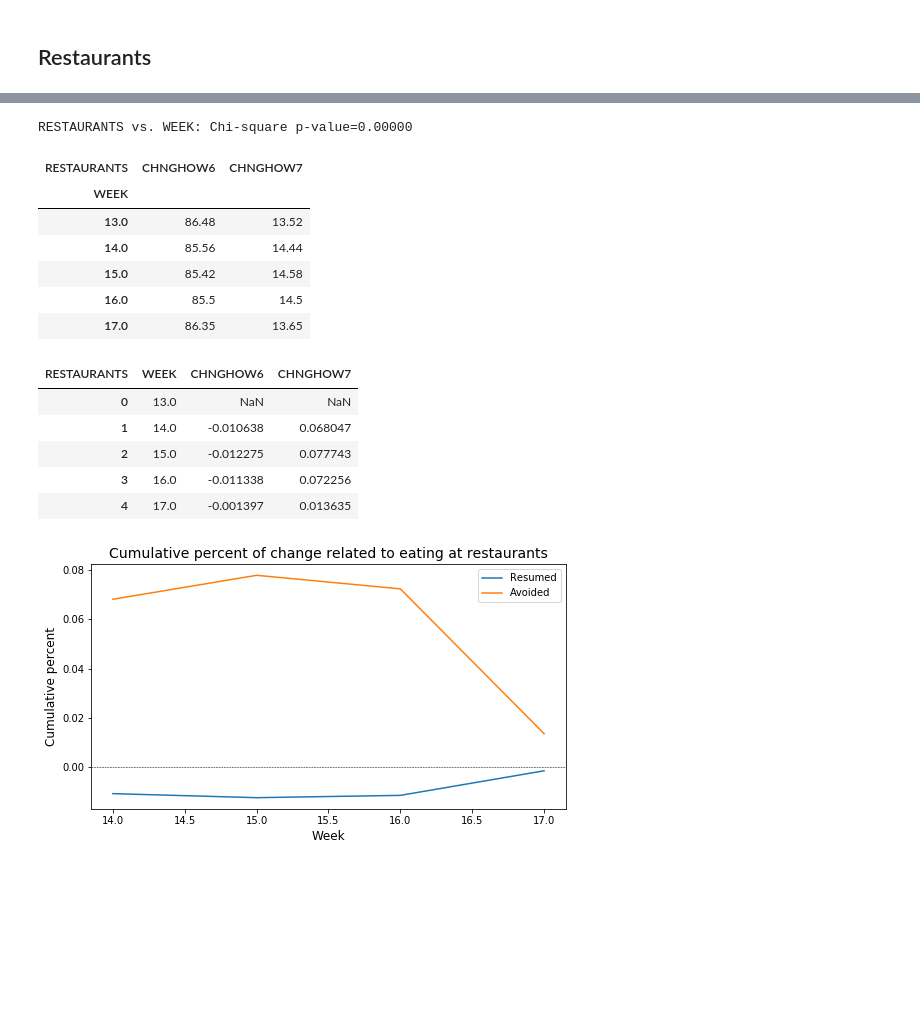
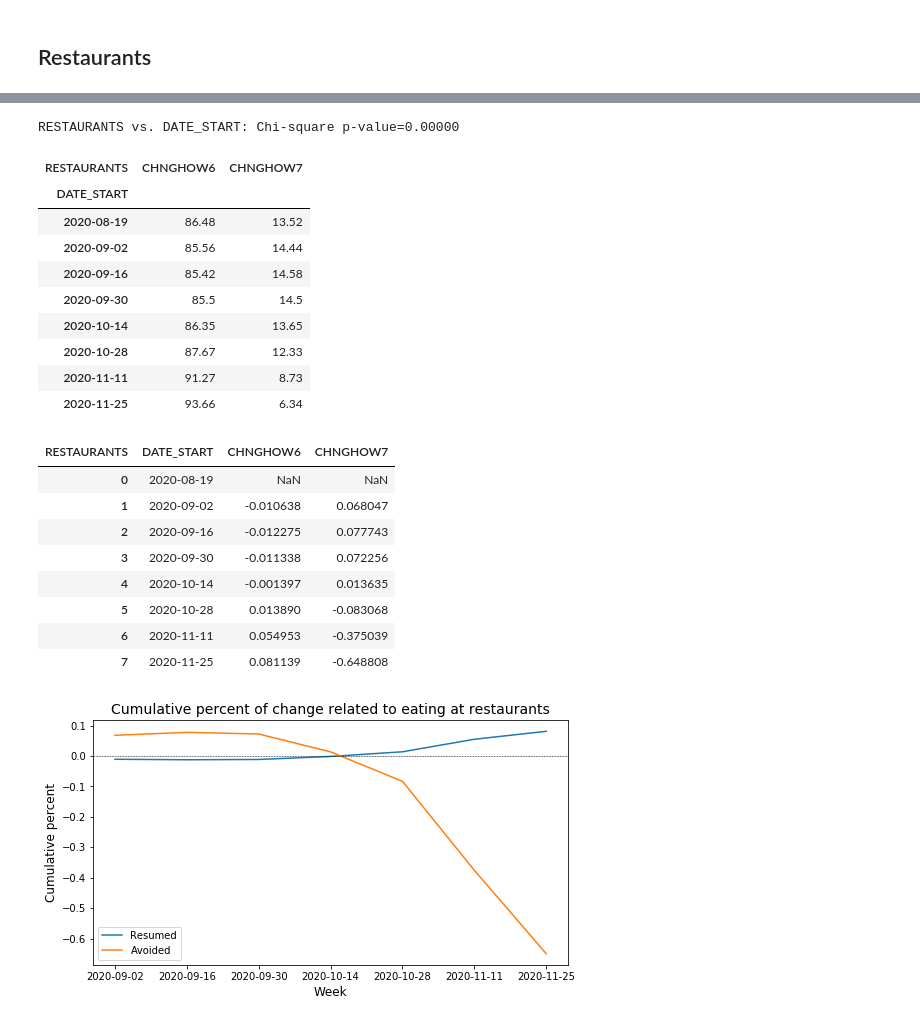
Before and after one commit to Daesparz/DS4A2020_Empowerment, a Jupyter notebook: exploratory_data_analysis/household_pulse_EDA.ipynb, the cells around one changed output, grey strips where cells are left out. Drawn from its saved outputs; the diff is of its cells as text; code cells hidden in the pictures; blank space fills up the shorter version.

```diff
--- a/exploratory_data_analysis/household_pulse_EDA.ipynb
+++ b/exploratory_data_analysis/household_pulse_EDA.ipynb
@@ -98,6 +104,11 @@ def get_rct(var1, var2, df):
     res = pd.crosstab(df[var2], df[var1])
     output = round( res.div(res.sum(axis = 1),axis = 0)*100, 2 )
     return output
+# %%
+def add_dates_start_end_inplace(data):
+    data['DATE_START'] = data['WEEK'].apply(lambda idx: dates_from_weeks[idx][0])
+    data['DATE_END']   = data['WEEK'].apply(lambda idx: dates_from_weeks[idx][1])
+    return data
 # %% [markdown]
 #### Legends by demographic variables
 # %%
@@ -497,3 +534,5 @@ expns_generation.head()
 
 
 ### 1. PURCHASES
+# %%
+df = add_dates_start_end_inplace(df)
@@ -937,7 +1094,7 @@ PAYMENT vs. EST_MSA: Chi-square p-value=0.00000
 x = df.loc[:, ['CHNGHOW6', 'CHNGHOW7']].idxmax(axis=1)
 df['RESTAURANTS'] = x
 
-df_restaurant = df.loc[:, list(demographics) + ['RESTAURANTS','GENERATION']]
+df_restaurant = df.loc[:, list(demographics) + ['RESTAURANTS','GENERATION','DATE_START']]
 df_restaurant_valid = df_restaurant.dropna(subset=['RESTAURANTS'])
 df_restaurant_valid.info()
 # %% [output]
@@ -961,32 +1118,38 @@ memory usage: 41.1+ MB
 # %%
-get_rctable('RESTAURANTS', 'WEEK', df_restaurant_valid)
+get_rctable('RESTAURANTS', 'DATE_START', df_restaurant_valid)
 # %% [output]
-RESTAURANTS vs. WEEK: Chi-square p-value=0.00000
+RESTAURANTS vs. DATE_START: Chi-square p-value=0.00000
 | RESTAURANTS | CHNGHOW6 | CHNGHOW7 |
-| WEEK |  |  |
-| 13.0 | 86.48 | 13.52 |
-| 14.0 | 85.56 | 14.44 |
-| 15.0 | 85.42 | 14.58 |
-| 16.0 | 85.5 | 14.5 |
-| 17.0 | 86.35 | 13.65 |
+| DATE_START |  |  |
+| 2020-08-19 | 86.48 | 13.52 |
+| 2020-09-02 | 85.56 | 14.44 |
+| 2020-09-16 | 85.42 | 14.58 |
+| 2020-09-30 | 85.5 | 14.5 |
+| 2020-10-14 | 86.35 | 13.65 |
+| 2020-10-28 | 87.67 | 12.33 |
+| 2020-11-11 | 91.27 | 8.73 |
+| 2020-11-25 | 93.66 | 6.34 |
 # %%
-temp = get_rct('RESTAURANTS', 'WEEK', df_restaurant_valid).pct_change().cumsum().reset_index()
+temp = get_rct('RESTAURANTS', 'DATE_START', df_restaurant_valid).pct_change().cumsum().reset_index()
 temp
 # %% [output]
-| RESTAURANTS | WEEK | CHNGHOW6 | CHNGHOW7 |
-| 0 | 13.0 | NaN | NaN |
-| 1 | 14.0 | -0.010638 | 0.068047 |
-| 2 | 15.0 | -0.012275 | 0.077743 |
-| 3 | 16.0 | -0.011338 | 0.072256 |
-| 4 | 17.0 | -0.001397 | 0.013635 |
+| RESTAURANTS | DATE_START | CHNGHOW6 | CHNGHOW7 |
+| 0 | 2020-08-19 | NaN | NaN |
+| 1 | 2020-09-02 | -0.010638 | 0.068047 |
+| 2 | 2020-09-16 | -0.012275 | 0.077743 |
+| 3 | 2020-09-30 | -0.011338 | 0.072256 |
+| 4 | 2020-10-14 | -0.001397 | 0.013635 |
+| 5 | 2020-10-28 | 0.013890 | -0.083068 |
+| 6 | 2020-11-11 | 0.054953 | -0.375039 |
+| 7 | 2020-11-25 | 0.081139 | -0.648808 |
 # %%
 #Cumulative percentage of change across the weeks by type of purchase modality
 fig, ax = plt.subplots(figsize=(8.5, 4.5))
-_ = sns.lineplot(y='CHNGHOW6', x='WEEK', data=temp, label='Resumed')
-_ = sns.lineplot(y='CHNGHOW7', x='WEEK', data=temp, label='Avoided')
+_ = sns.lineplot(y='CHNGHOW6', x='DATE_START', data=temp, label='Resumed')
+_ = sns.lineplot(y='CHNGHOW7', x='DATE_START', data=temp, label='Avoided')
 _ = plt.axhline(y=0, color='k', linestyle='--', lw=0.5)
 _ = plt.title('Cumulative percent of change related to eating at restaurants', size=14)
 _ = plt.xlabel('Week', size=12)
 _ = plt.ylabel('Cumulative percent', size=12)
 # %% [output]
-[figure, old version]
+[figure, new version]
```
Also changed, not shown: parts of 83 cells of this notebook.
